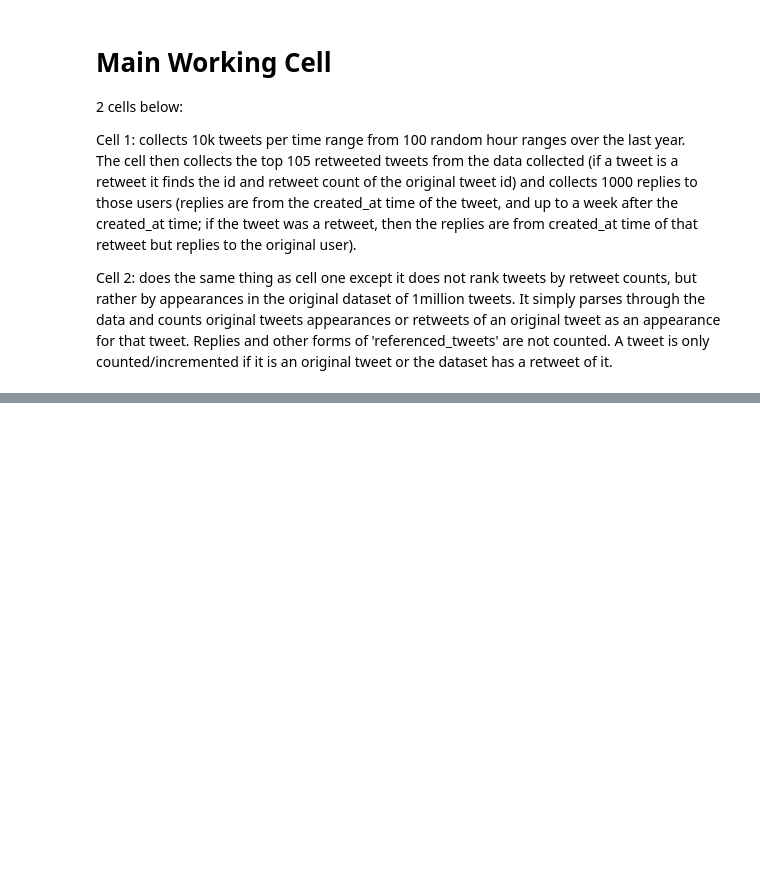
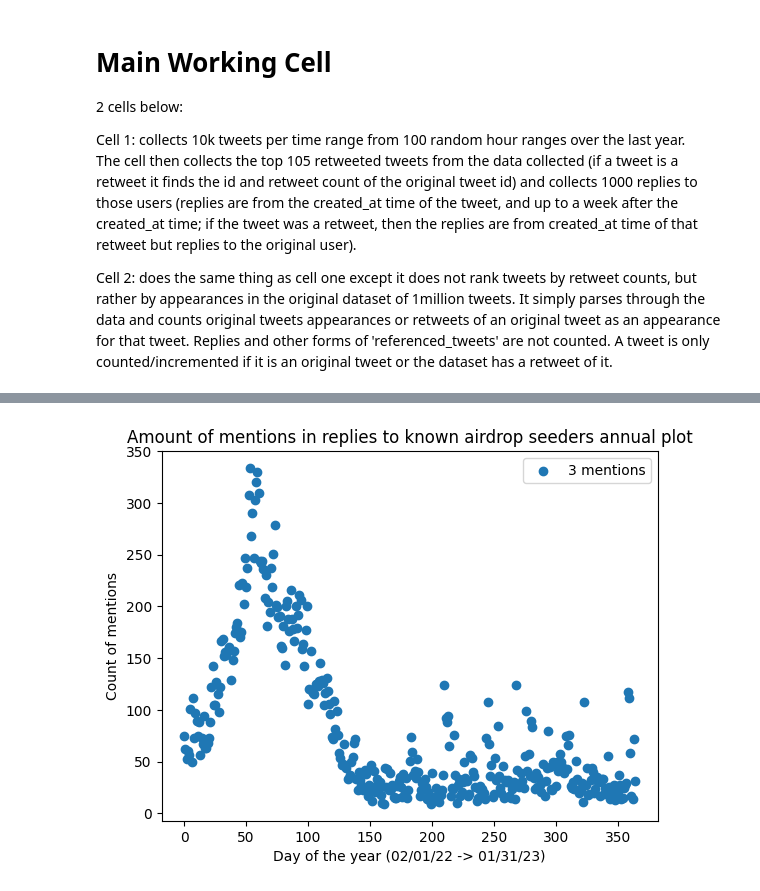
Before and after one commit to colbyeagan/TDAA, a Jupyter notebook: tweets.ipynb, the cells around one changed output, grey strips where cells are left out. Cells and saved outputs as stored; diff of their text form; code cells hidden in the pictures; blank space fills up the shorter version.

```diff
--- a/tweets.ipynb
+++ b/tweets.ipynb
@@ -1134,0 +1163,42 @@ plt.show()
+# %%
+import matplotlib.pyplot as plt
+
+min_mens = 3
+max_mens = 3
+
+# create a dictionary to store the count of mentions of each length for each json file
+mentions_count = {i: {j: 0 for j in range(min_mens, max_mens+1)} for i in range(365)}
+
+# loop through each json file
+for i in range(365):
+    # read in the json file
+    with open(f'replies_to_{i}.json', 'r') as f:
+        json_file = json.load(f)
+
+    # loop through each dictionary in the 'data' key
+    for data_dict in json_file['data']:
+
+        # loop through each dictionary in the 'mentions' key and count the length of the list
+        if 'entities' in data_dict and 'mentions' in data_dict['entities']:
+            length = (len(data_dict['entities']['mentions']) - 1)
+            if(length > max_mens or length < min_mens):
+                continue
+            mentions_count[i][length] += 1
+
+# create a scatter plot
+for j in range(min_mens, max_mens+1):
+    x = [i for i in range(365)]
+    y = [mentions_count[i][j] for i in range(365)]
+    label = f"{j} mentions"
+    plt.scatter(x, y, label=label)
+
+# set the title and labels for the plot
+plt.title("Amount of mentions in replies to known airdrop seeders annual plot")
+plt.xlabel("Day of the year (02/01/22 -> 01/31/23)")
+plt.ylabel("Count of mentions")
+plt.legend()
+
+# display the plot
+plt.show()
+# %% [output]
+[figure, added]
```
Also changed, not shown: parts of 3 cells of this notebook, 1 other file.
